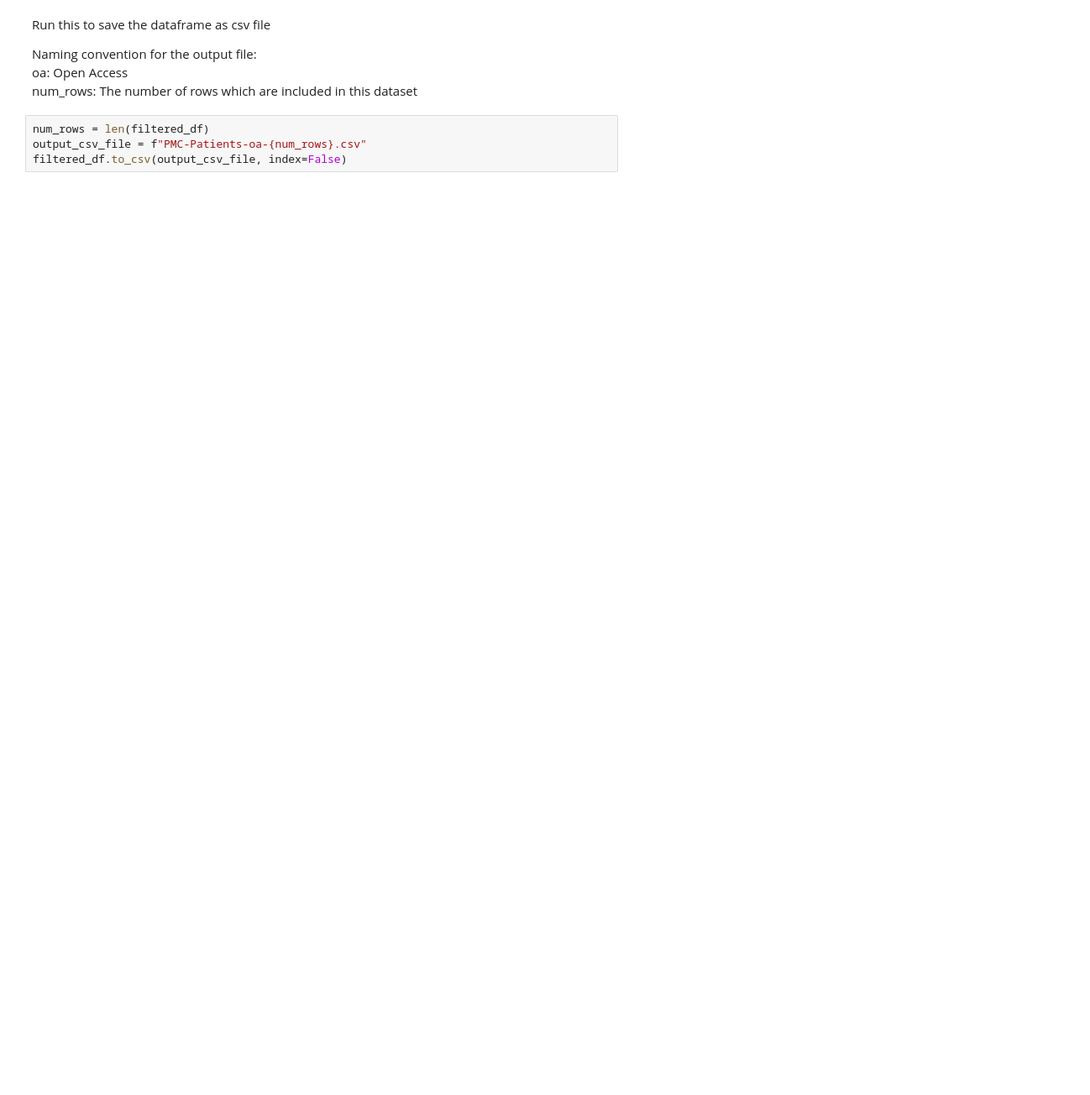
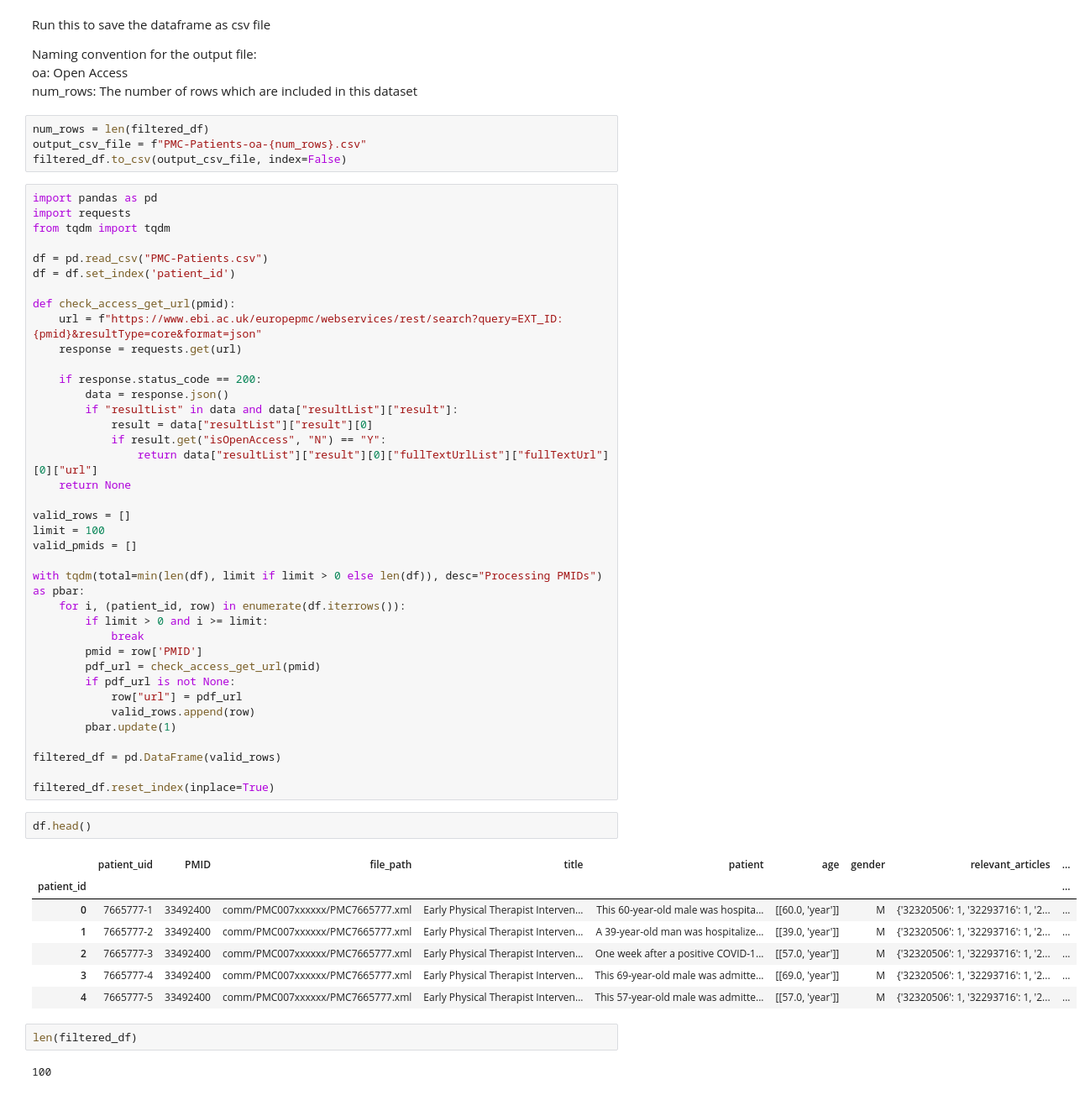
Before and after one commit to Doma1612/medLLM, a Jupyter notebook: data/pmc_patients/pmc_patients.ipynb, the cells around one changed output. Shown: that part at 84% size. Saved outputs shown, nothing was run; the diff lists cells and outputs as text; blank space fills up the shorter version.

Commit message:
access pdfs

```diff
--- a/data/pmc_patients/pmc_patients.ipynb
+++ b/data/pmc_patients/pmc_patients.ipynb
@@ -46,3 +60,55 @@ num_rows: The number of rows which are included in this dataset
 num_rows = len(filtered_df)
 output_csv_file = f"PMC-Patients-oa-{num_rows}.csv"
 filtered_df.to_csv(output_csv_file, index=False)
+# %%
+import pandas as pd
+import requests
+from tqdm import tqdm
+
+df = pd.read_csv("PMC-Patients.csv")
+df = df.set_index('patient_id')
+
+def check_access_get_url(pmid):
+    url = f"https://www.ebi.ac.uk/europepmc/webservices/rest/search?query=EXT_ID:{pmid}&resultType=core&format=json"
+    response = requests.get(url)
+
+    if response.status_code == 200:
+        data = response.json()
+        if "resultList" in data and data["resultList"]["result"]:
+            result = data["resultList"]["result"][0]
+            if result.get("isOpenAccess", "N") == "Y":
+                return data["resultList"]["result"][0]["fullTextUrlList"]["fullTextUrl"][0]["url"]
+    return None
+
+valid_rows = []
+limit = 100
+valid_pmids = []
+
+with tqdm(total=min(len(df), limit if limit > 0 else len(df)), desc="Processing PMIDs") as pbar:
+    for i, (patient_id, row) in enumerate(df.iterrows()):
+        if limit > 0 and i >= limit:
+            break
+        pmid = row['PMID']
+        pdf_url = check_access_get_url(pmid)
+        if pdf_url is not None:
+            row["url"] = pdf_url
+            valid_rows.append(row)
+        pbar.update(1)
+
+filtered_df = pd.DataFrame(valid_rows)
+
+filtered_df.reset_index(inplace=True)
+# %%
+df.head()
+# %% [output]
+|  | patient_uid | PMID | file_path | title | patient | age | gender | relevant_articles | ... |
+| patient_id |  |  |  |  |  |  |  |  | ... |
+| 0 | 7665777-1 | 33492400 | comm/PMC007xxxxxx/PMC7665777.xml | Early Physical Therapist Interven... | This 60-year-old male was hospita... | [[60.0, 'year']] | M | {'32320506': 1, '32293716': 1, '2... | ... |
+| 1 | 7665777-2 | 33492400 | comm/PMC007xxxxxx/PMC7665777.xml | Early Physical Therapist Interven... | A 39-year-old man was hospitalize... | [[39.0, 'year']] | M | {'32320506': 1, '32293716': 1, '2... | ... |
+| 2 | 7665777-3 | 33492400 | comm/PMC007xxxxxx/PMC7665777.xml | Early Physical Therapist Interven... | One week after a positive COVID-1... | [[57.0, 'year']] | M | {'32320506': 1, '32293716': 1, '2... | ... |
+| 3 | 7665777-4 | 33492400 | comm/PMC007xxxxxx/PMC7665777.xml | Early Physical Therapist Interven... | This 69-year-old male was admitte... | [[69.0, 'year']] | M | {'32320506': 1, '32293716': 1, '2... | ... |
+| 4 | 7665777-5 | 33492400 | comm/PMC007xxxxxx/PMC7665777.xml | Early Physical Therapist Interven... | This 57-year-old male was admitte... | [[57.0, 'year']] | M | {'32320506': 1, '32293716': 1, '2... | ... |
+# %%
+len(filtered_df)
+# %% [output]
+100
```
Also changed, not shown: parts of 20 cells of this notebook, 1 other file.
